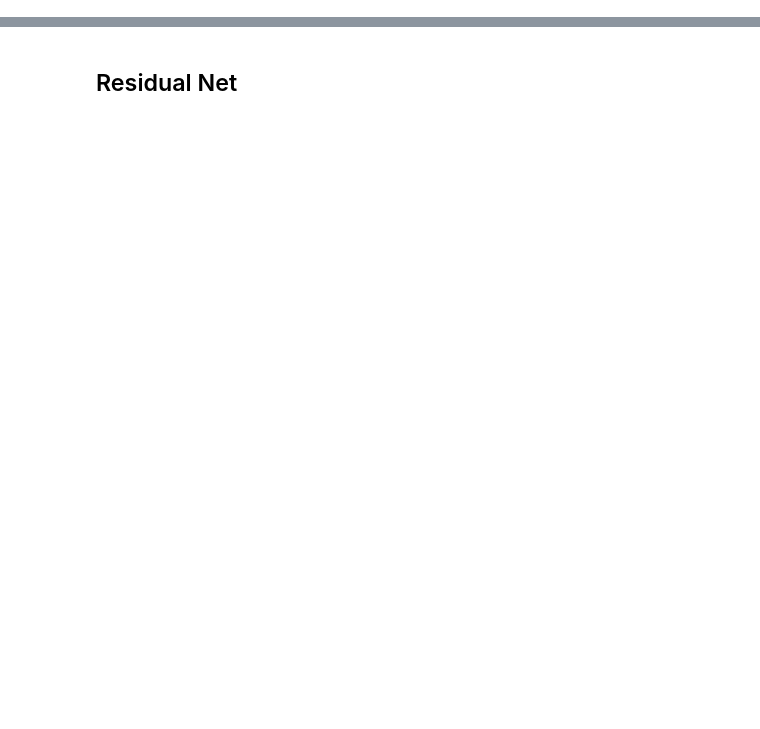
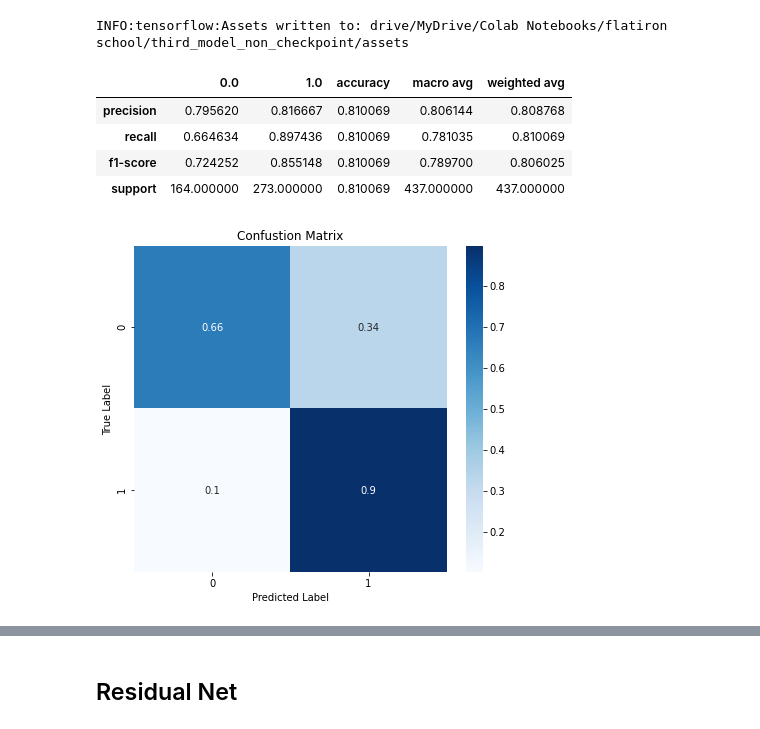
Before and after one commit to minthammock/dsc-mod-4-project-v2-1-onl01-dtsc-pt-041320, a Jupyter notebook: project_notebook.ipynb, the cells around one changed output, grey strips where cells are left out. Cells and saved outputs as stored; diff of their text form; code cells hidden in the pictures; blank space fills up the shorter version.

```diff
--- a/project_notebook.ipynb
+++ b/project_notebook.ipynb
@@ -845,0 +779,17 @@ fifthModel.model.evaluate(val)
+# %%
+# Create image generators and fit to the new under sampled training data
+
+trainGenerator = ImageDataGenerator(
+    rotation_range=45,
+    width_shift_range=0.1,
+    height_shift_range=0.1,
+    zoom_range=0.5,
+    horizontal_flip=True,
+    vertical_flip=True,
+    )
+trainGenerator.fit(train_images_resampled)
+
+# we re-run the train generator for consisstancy
+testGenerator = ImageDataGenerator(
+)
+testGenerator.fit(testImages)
@@ -845,0 +1008,7 @@ fifthModel.model.evaluate(val)
+# %%
+# This is the same callback system as the second model
+
+thirdModel_filepath = os.path.join('third_model')
+thirdModelEarlyStop = EarlyStopping(patience=10, mode = 'auto', restore_best_weights=False, monitor='val_loss')
+thirdModelCheckpoint = ModelCheckpoint(thirdModel_filepath,save_best_only=True, monitor='val_loss')
+thirdModelLRAdjust = ReduceLROnPlateau(monitor = 'val_loss', factor = .5, patience=2, min_delta=.00000000001)
@@ -845,0 +1052,26 @@ fifthModel.model.evaluate(val)
+# %%
+keras.models.save_model(thirdModel, 'drive/MyDrive/Colab Notebooks/flatiron school/third_model_non_checkpoint/')
+thirdModel = keras.models.load_model('third_model/')
+keras.models.save_model(thirdModel, 'drive/MyDrive/Colab Notebooks/flatiron school/third_model_checkpoint/')
+# %% [output]
+INFO:tensorflow:Assets written to: drive/MyDrive/Colab Notebooks/flatiron school/third_model_non_checkpoint/assets
+# %%
+thirdModelHistory,params = create_model_visuals(
+    model = thirdModel,
+    trainGenerator=train,
+    valGenerator=val,
+    testGenerator=test,
+    epochs = 100,
+    batch_size=64,
+    class_weight = scale_weight(1),
+    train = False,
+    kwargs = {
+        'validation_data': (valImages, valImageLabels),
+        'callbacks':[thirdModelCheckpoint, thirdModelEarlyStop]})
+# %% [output]
+|  | 0.0 | 1.0 | accuracy | macro avg | weighted avg |
+| precision | 0.795620 | 0.816667 | 0.810069 | 0.806144 | 0.808768 |
+| recall | 0.664634 | 0.897436 | 0.810069 | 0.781035 | 0.810069 |
+| f1-score | 0.724252 | 0.855148 | 0.810069 | 0.789700 | 0.806025 |
+| support | 164.000000 | 273.000000 | 0.810069 | 437.000000 | 437.000000 |
+[figure, added]
```
Also changed, not shown: parts of 171 cells of this notebook, 17 other files.
